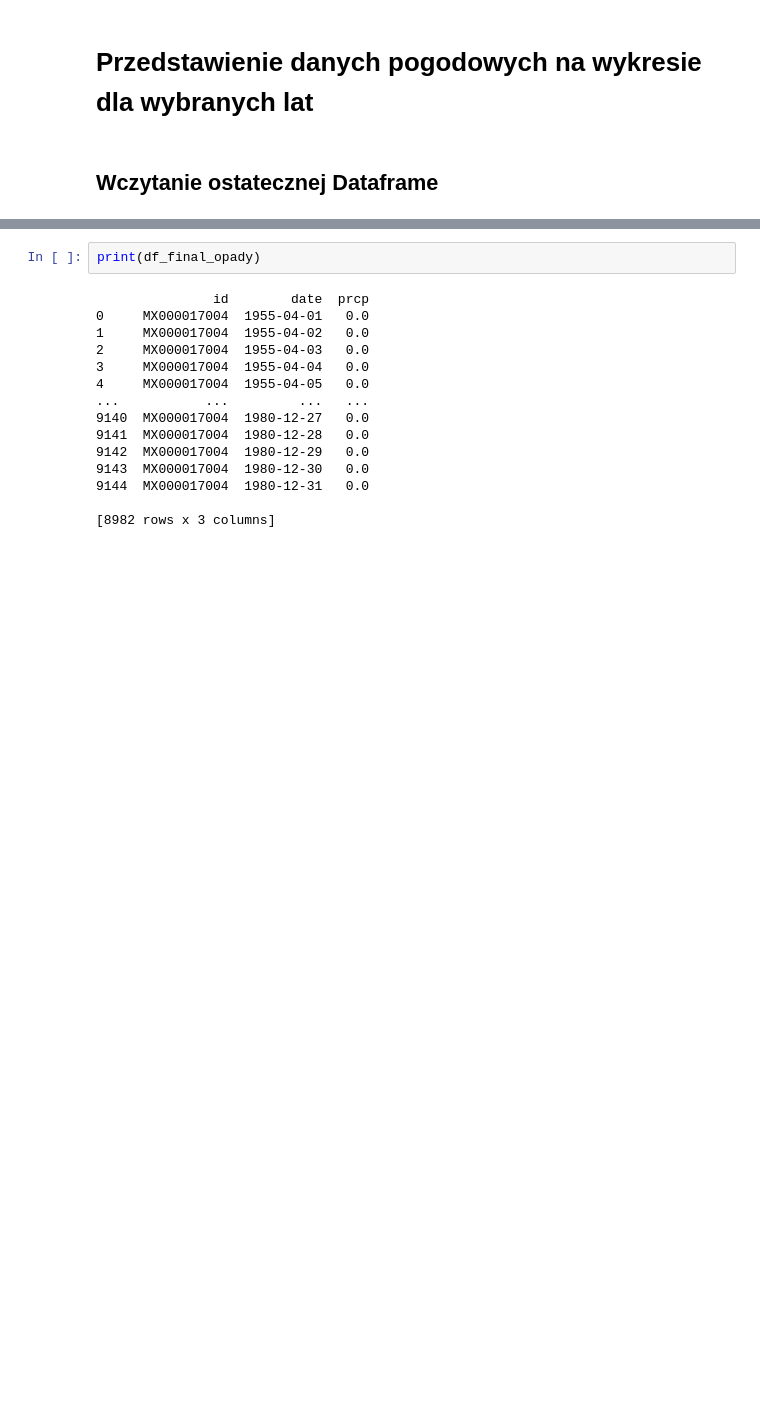
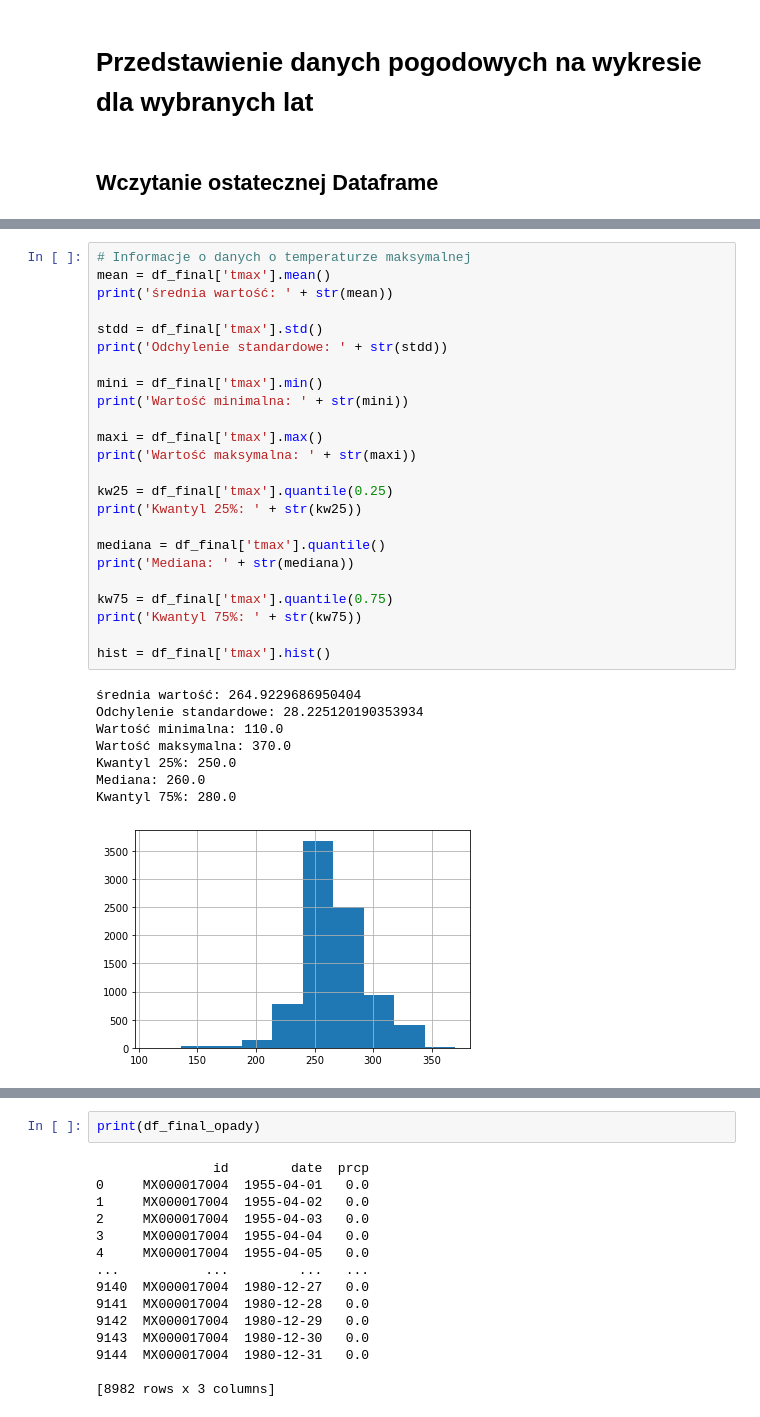
Before and after one commit to Julnowak/julianowak, a Jupyter notebook: L5_JuliaNowak_TIER_protocol/Command Files/Data_appendix.ipynb, the cells around one changed output, grey strips where cells are left out. Saved outputs shown, nothing was run; the diff lists cells and outputs as text; blank space fills up the shorter version.

```diff
--- a/L5_JuliaNowak_TIER_protocol/Command Files/Data_appendix.ipynb
+++ b/L5_JuliaNowak_TIER_protocol/Command Files/Data_appendix.ipynb
@@ -26,3 +25,36 @@ print(df_final)
 8679  MX000017004  1980-12-31  230.0   90.0
 
 [8529 rows x 4 columns]
+# %%
+# Informacje o danych o temperaturze maksymalnej
+mean = df_final['tmax'].mean()
+print('średnia wartość: ' + str(mean))
+
+stdd = df_final['tmax'].std()
+print('Odchylenie standardowe: ' + str(stdd))
+
+mini = df_final['tmax'].min()
+print('Wartość minimalna: ' + str(mini))
+
+maxi = df_final['tmax'].max()
+print('Wartość maksymalna: ' + str(maxi))
+
+kw25 = df_final['tmax'].quantile(0.25)
+print('Kwantyl 25%: ' + str(kw25))
+
+mediana = df_final['tmax'].quantile()
+print('Mediana: ' + str(mediana))
+
+kw75 = df_final['tmax'].quantile(0.75)
+print('Kwantyl 75%: ' + str(kw75))
+
+hist = df_final['tmax'].hist()
+# %% [output]
+średnia wartość: 264.9229686950404
+Odchylenie standardowe: 28.225120190353934
+Wartość minimalna: 110.0
+Wartość maksymalna: 370.0
+Kwantyl 25%: 250.0
+Mediana: 260.0
+Kwantyl 75%: 280.0
+[figure, added]
```
Also changed, not shown: parts of 8 cells of this notebook, 6 other files.
